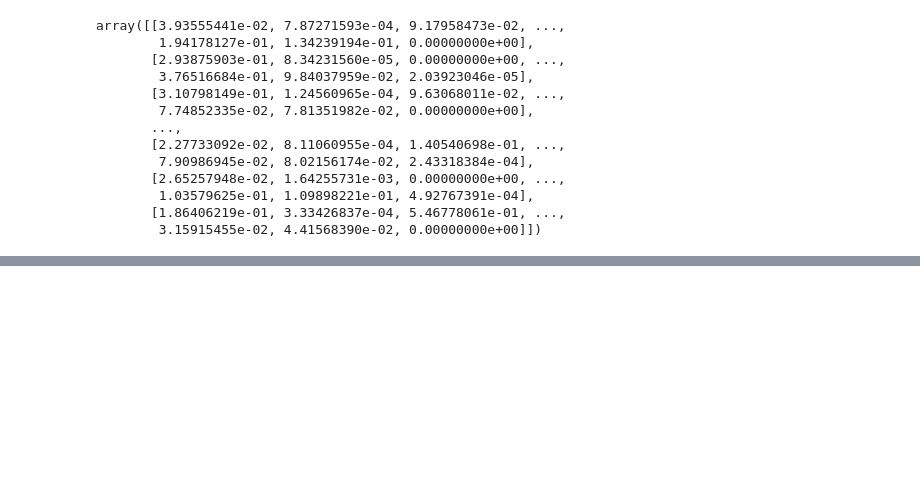
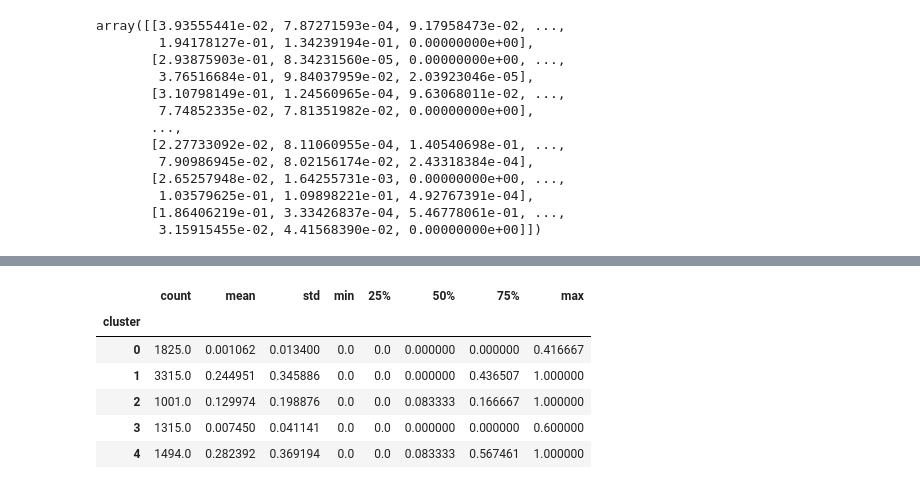
Before and after one commit to daianeklein/cursos-bootcamps, a Jupyter notebook: _Alura/Clustering/Cartao_credito.ipynb, the cells around one changed output, grey strips where cells are left out. Cells and saved outputs as stored; diff of their text form; code cells hidden in the pictures; blank space fills up the shorter version.

```diff
--- a/_Alura/Clustering/Cartao_credito.ipynb
+++ b/_Alura/Clustering/Cartao_credito.ipynb
@@ -94,0 +277,12 @@ y_pred = kmeans.fit_predict(values)
+# %%
+## % do pagamento da fatura (exemplo: 1 == 100%, ou seja, cliente pagou 100% da fatura)
+
+dataframe.groupby('cluster')['PRC_FULL_PAYMENT'].describe()
+# %% [output]
+|  | count | mean | std | min | 25% | 50% | 75% | max |
+| cluster |  |  |  |  |  |  |  |  |
+| 0 | 1825.0 | 0.001062 | 0.013400 | 0.0 | 0.0 | 0.000000 | 0.000000 | 0.416667 |
+| 1 | 3315.0 | 0.244951 | 0.345886 | 0.0 | 0.0 | 0.000000 | 0.436507 | 1.000000 |
+| 2 | 1001.0 | 0.129974 | 0.198876 | 0.0 | 0.0 | 0.083333 | 0.166667 | 1.000000 |
+| 3 | 1315.0 | 0.007450 | 0.041141 | 0.0 | 0.0 | 0.000000 | 0.000000 | 0.600000 |
+| 4 | 1494.0 | 0.282392 | 0.369194 | 0.0 | 0.0 | 0.083333 | 0.567461 | 1.000000 |
```
Also changed, not shown: parts of 16 cells of this notebook.
